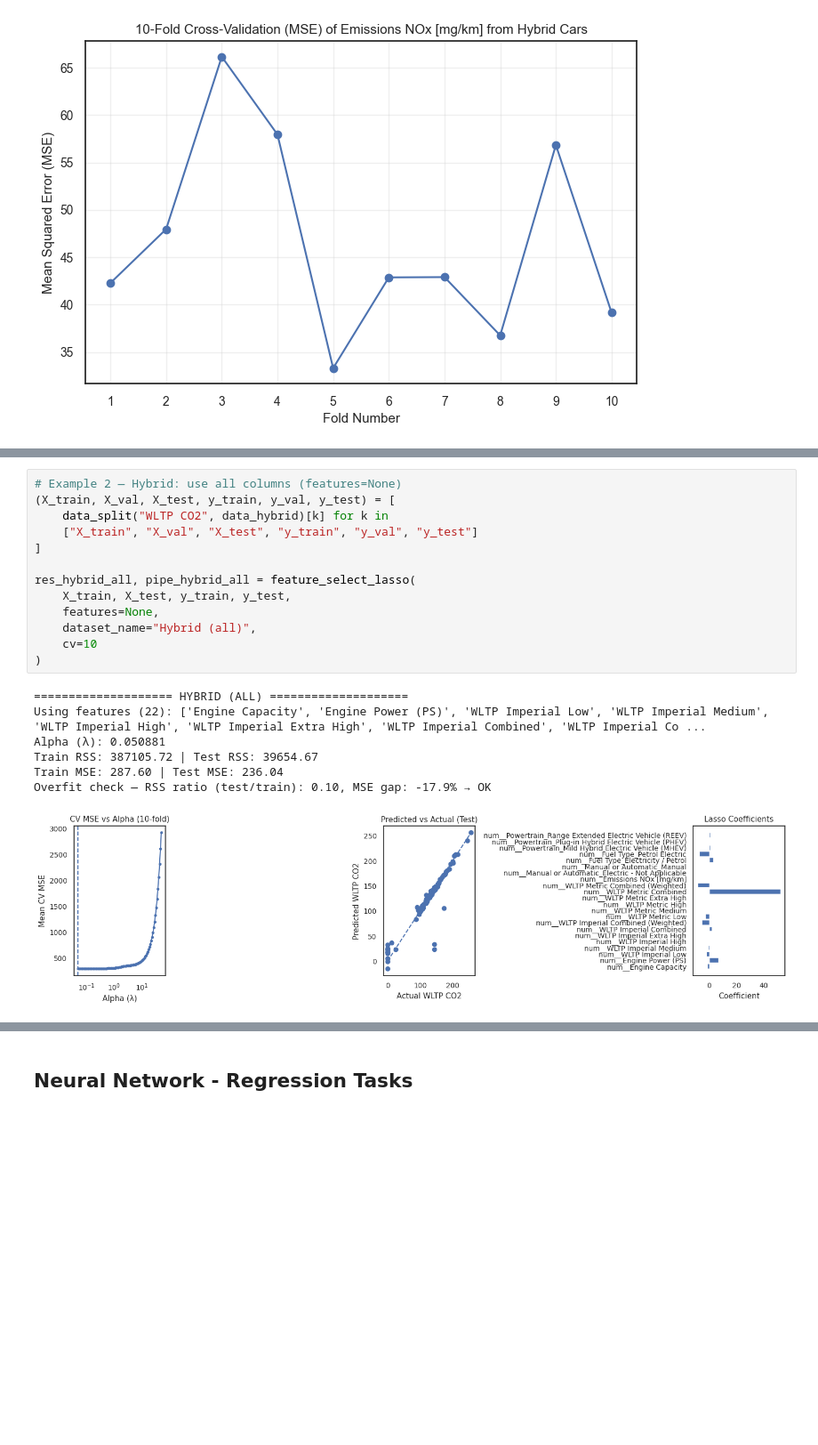
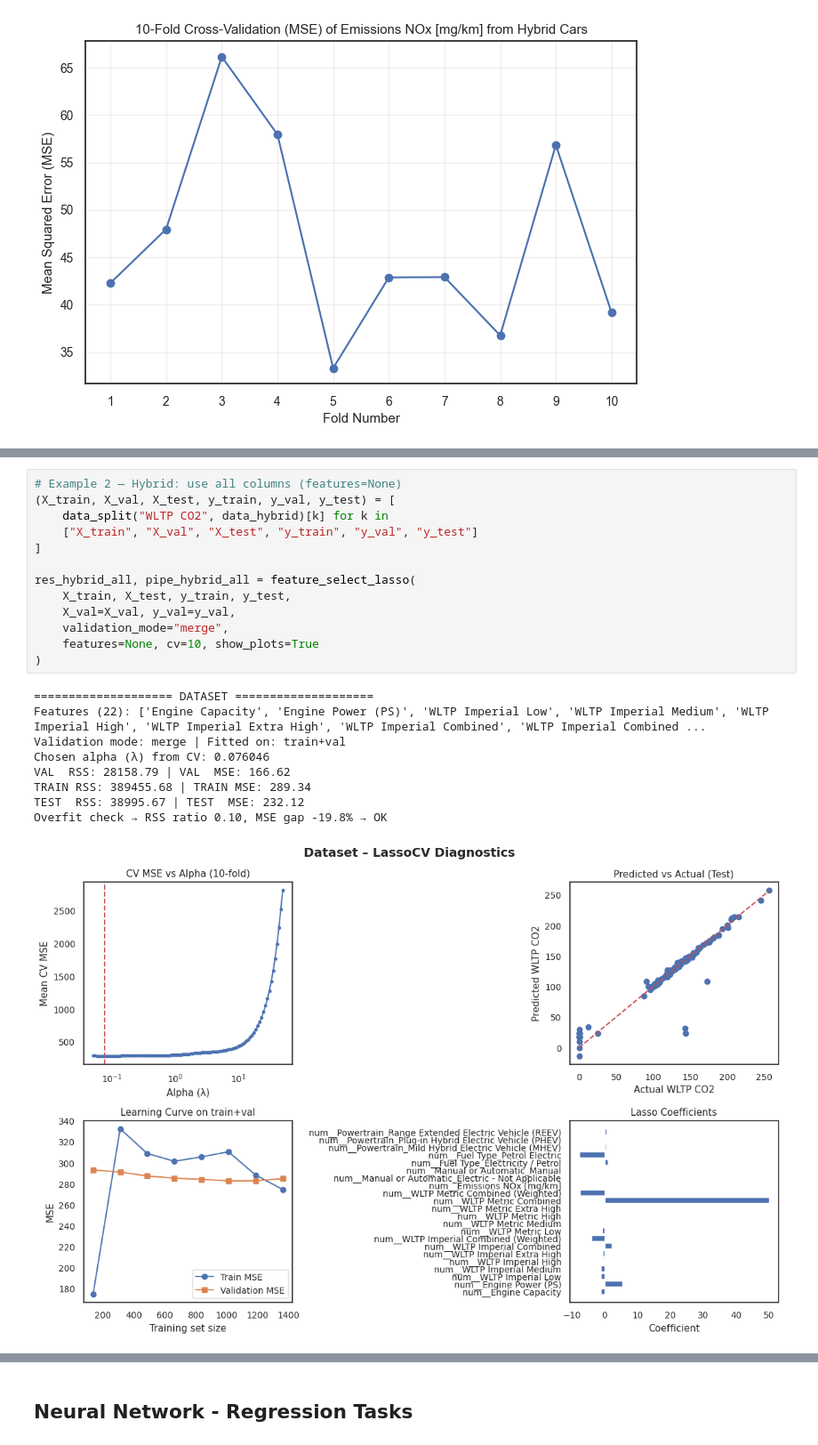
Before and after one commit to damian2551/Predictive-Modelling-of-Gas-Emissions-from-Cars, a Jupyter notebook: Assignment_2.ipynb, the cells around one changed output, grey strips where cells are left out. Shown at 89% size. Drawn from its saved outputs; the diff is of its cells as text; blank space fills up the shorter version.

```diff
--- a/Assignment_2.ipynb
+++ b/Assignment_2.ipynb
@@ -843,24 +845,26 @@ AttributeError: 'numpy.ndarray' object has no attribute 'columns'
 # %%
 # Example 2 — Hybrid: use all columns (features=None)
 (X_train, X_val, X_test, y_train, y_val, y_test) = [
     data_split("WLTP CO2", data_hybrid)[k] for k in
     ["X_train", "X_val", "X_test", "y_train", "y_val", "y_test"]
 ]
 
 res_hybrid_all, pipe_hybrid_all = feature_select_lasso(
     X_train, X_test, y_train, y_test,
-    features=None,
-    dataset_name="Hybrid (all)",
-    cv=10
+    X_val=X_val, y_val=y_val,
+    validation_mode="merge",
+    features=None, cv=10, show_plots=True
 )
 # %% [output]
-==================== HYBRID (ALL) ====================
-Using features (22): ['Engine Capacity', 'Engine Power (PS)', 'WLTP Imperial Low', 'WLTP Imperial Medium', 'WLTP Imperial High', 'WLTP Imperial Extra High', 'WLTP Imperial Combined', 'WLTP Imperial Co ...
-Alpha (λ): 0.050881
-Train RSS: 387105.72 | Test RSS: 39654.67
-Train MSE: 287.60 | Test MSE: 236.04
-Overfit check — RSS ratio (test/train): 0.10, MSE gap: -17.9% → OK
+==================== DATASET ====================
+Features (22): ['Engine Capacity', 'Engine Power (PS)', 'WLTP Imperial Low', 'WLTP Imperial Medium', 'WLTP Imperial High', 'WLTP Imperial Extra High', 'WLTP Imperial Combined', 'WLTP Imperial Combined ...
+Validation mode: merge | Fitted on: train+val
+Chosen alpha (λ) from CV: 0.076046
+VAL  RSS: 28158.79 | VAL  MSE: 166.62
+TRAIN RSS: 389455.68 | TRAIN MSE: 289.34
+TEST  RSS: 38995.67 | TEST  MSE: 232.12
+Overfit check → RSS ratio 0.10, MSE gap -19.8% → OK
-[figure, old version]
+[figure, new version]
 # %%
 # Example 3 — Lock alpha to a known value (e.g., from a previous CV run)
 (X_train, X_val, X_test, y_train, y_val, y_test) = [
```
Also changed, not shown: parts of 5 cells of this notebook.
